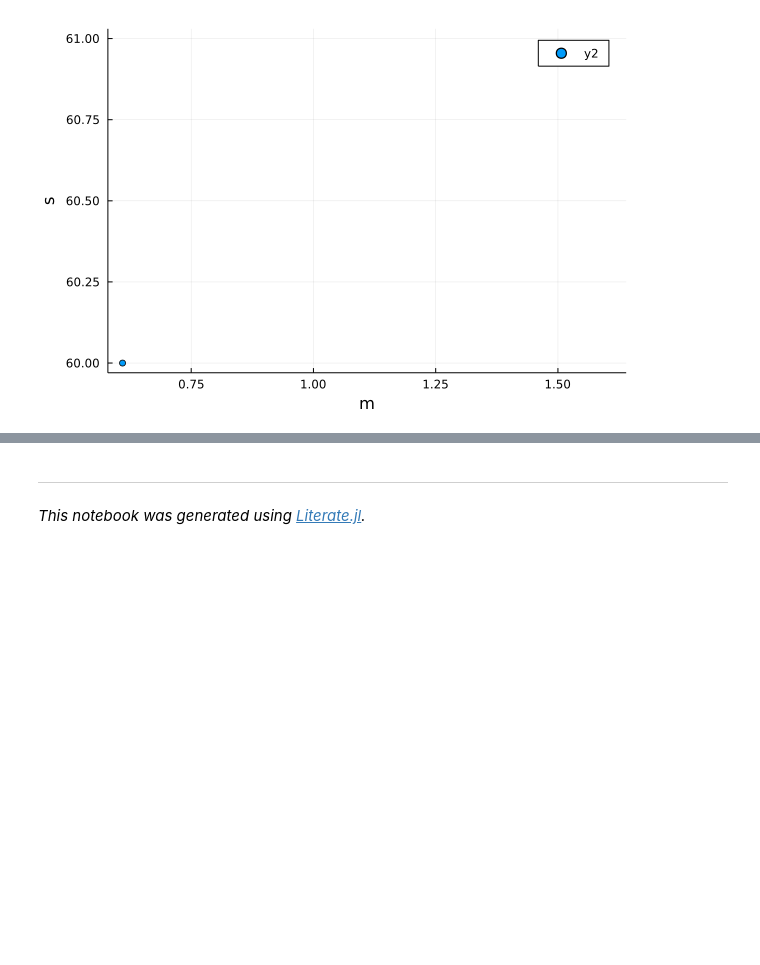
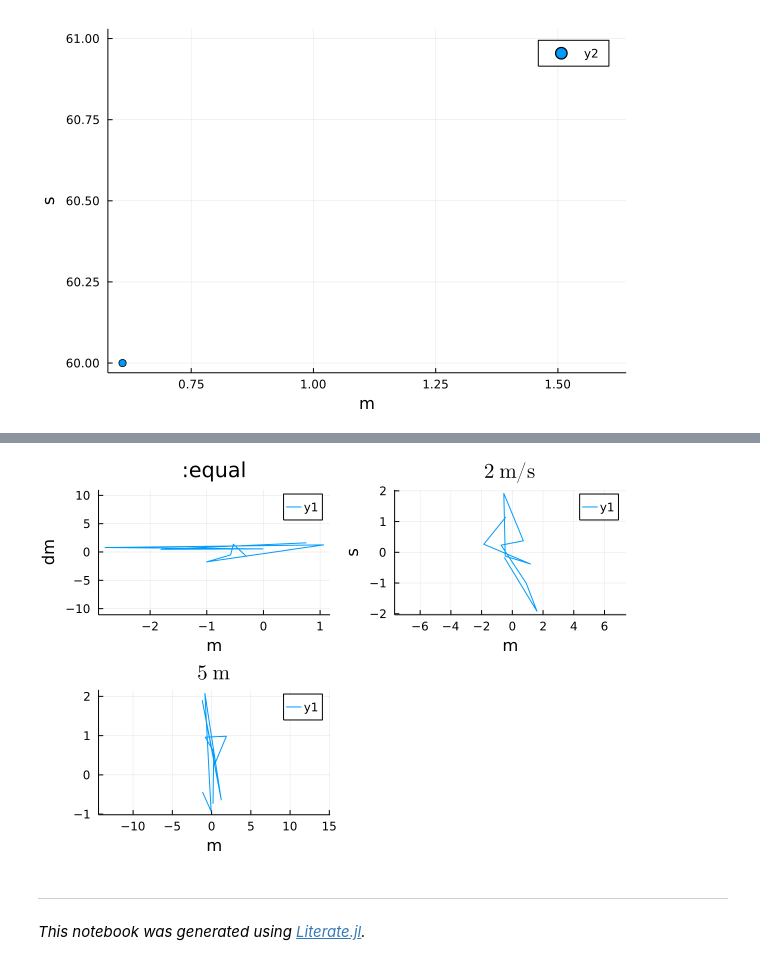
Before and after one commit to jw3126/UnitfulRecipes.jl, a Jupyter notebook: dev/notebooks/1_Examples.ipynb, the cells around one changed output, grey strips where cells are left out. Cells and saved outputs as stored; diff of their text form; code cells hidden in the pictures; blank space fills up the shorter version.

```diff
--- a/dev/notebooks/1_Examples.ipynb
+++ b/dev/notebooks/1_Examples.ipynb
@@ -240,3 +254,12 @@ plot!([2u"ft"], [1u"minute"], st=:scatter)
+# %%
+plot(
+     plot(randn(10)u"m", randn(10)u"dm"; aspect_ratio=:equal, title=":equal"),
+     plot(randn(10)u"m", randn(10)u"s"; aspect_ratio=2u"m/s",
+          title="\$2\\;\\mathrm{m}/\\mathrm{s}\$"),
+     plot(randn(10)u"m", randn(10); aspect_ratio=5u"m", title="\$5\\;\\mathrm{m}\$")
+    )
+# %% [output]
+[figure, added]
 # %% [markdown]
 ---
 
```
Also changed, not shown: parts of 22 cells of this notebook, 10 other files.
